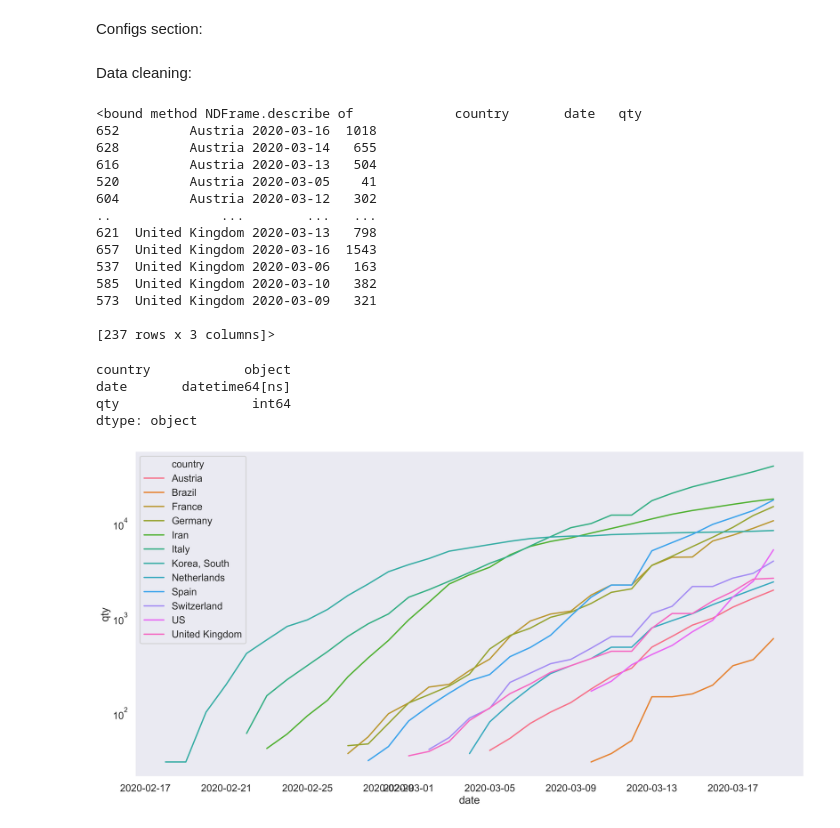
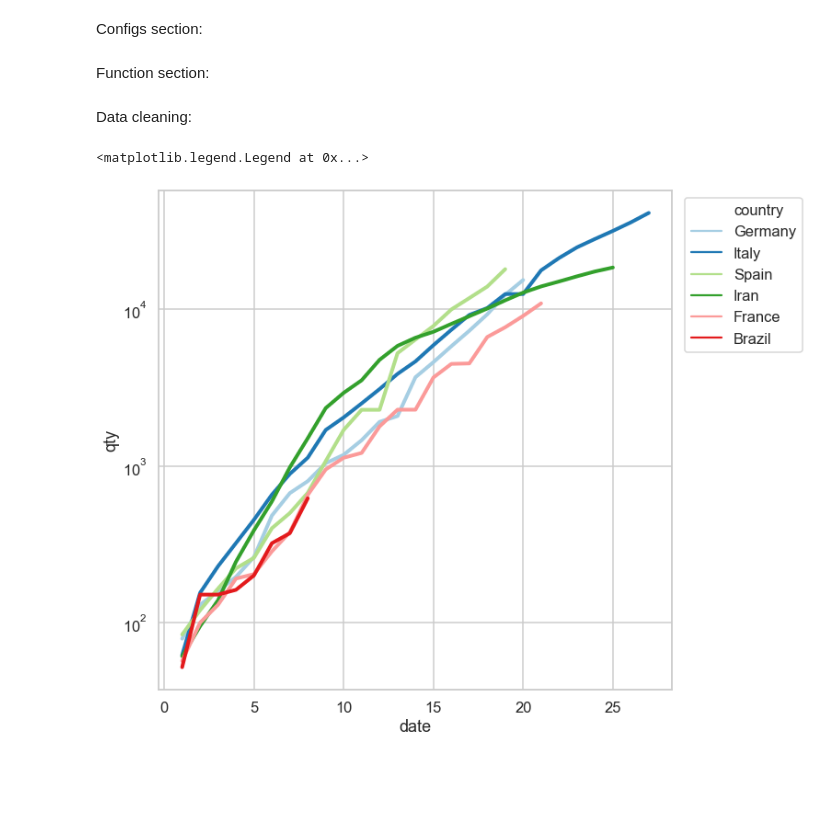
Before and after one commit to lcscarvalho/brazil-covid-19, a Jupyter notebook: brazil-covid-19.ipynb, the cells around one changed output. Drawn from its saved outputs; the diff is of its cells as text; code cells hidden in the pictures; blank space fills up the shorter version.

```diff
--- a/brazil-covid-19.ipynb
+++ b/brazil-covid-19.ipynb
@@ -10,54 +13,51 @@ import matplotlib.pyplot as pyplot
 Variables section:
 # %%
 url = 'https://raw.githubusercontent.com/CSSEGISandData/COVID-19/master/csse_covid_19_data/csse_covid_19_time_series/time_series_19-covid-Confirmed.csv'
-today_minimum_number_of_cases_to_analize = 2000
+today_minimum_number_of_cases_to_analize = 10000
 # %% [markdown]
 Configs section:
 # %%
-seaborn.set_style("dark")
+seaborn.set_style("whitegrid")
 seaborn.set_context("talk")
+# %% [markdown]
+Function section:
+# %%
+def replace_less_than_with_nan(dataframe, less_than):
+    for column in dataframe:
+        if column == 'country':
+            continue
+        dataframe[column] = dataframe[column].astype(int)
+        dataframe.loc[dataframe[column] < less_than, [column]] = numpy.nan
+    return dataframe
+
+def move_nans_to_right(dataframe):
+    df1 = dataframe.apply(lambda x: pandas.Series(x.dropna().values), axis=1)
+    #if possible different number of columns like original df is necessary reindex
+    df1 = df1.reindex(columns=range(len(dataframe.columns)))
+    #assign original columns names
+    df1.columns = dataframe.columns
+    return df1
 # %% [markdown]
 Data cleaning:
 # %%
 data = pandas.read_csv(url)
 data = data.drop(['Lat', 'Long','Province/State'], axis=1)
 data = data[~data['Country/Region'].str.contains("China")]
 brazil_data = data[data["Country/Region"].str.match('Brazil')]
 data = data[data[data.columns[-1]] > today_minimum_number_of_cases_to_analize]
 data = data.append(brazil_data, ignore_index=True)
-data = data.melt(id_vars=['Country/Region'], var_name='date', value_name='qty')
-data = data.rename(columns={"Country/Region": "country"})
-data = data.sort_values(by=['country'])
-data['date']= pandas.to_datetime(data['date'])
-data['qty'] = data['qty'].astype(int)
-data = data[data['qty'] > 30]
+data = data.rename(columns={ data.columns[0]: "country" })
+
+data = replace_less_than_with_nan(data, 50)
+data = move_nans_to_right(data)
+data = data.rename(columns={x:y for x,y in zip(data.columns,range(0,len(data.columns)))})
+data.rename(columns={ data.columns[0]: "country" }, inplace = True)
+data = data.melt(id_vars=['country'], var_name='date', value_name='qty')
+
+fig, ax = pyplot.subplots(figsize=(10,10))
+ax.set(yscale="log")
+lineplot = seaborn.lineplot(x="date", y="qty", data=data, hue="country", linewidth=4, palette="Paired")
+pyplot.legend(bbox_to_anchor=(1.01, 1), loc=2)
+# %% [output]
+<matplotlib.legend.Legend at 0x...>
+[figure, added]
-# %%
-data.describe
-# %% [output]
-<bound method NDFrame.describe of             country       date   qty
-652         Austria 2020-03-16  1018
-628         Austria 2020-03-14   655
-616         Austria 2020-03-13   504
-520         Austria 2020-03-05    41
-604         Austria 2020-03-12   302
-..              ...        ...   ...
-621  United Kingdom 2020-03-13   798
-657  United Kingdom 2020-03-16  1543
-537  United Kingdom 2020-03-06   163
-585  United Kingdom 2020-03-10   382
-573  United Kingdom 2020-03-09   321
-
-[237 rows x 3 columns]>
-# %%
-data.dtypes
-# %% [output]
-country            object
-date       datetime64[ns]
-qty                 int64
-dtype: object
-# %%
-fig, ax = pyplot.subplots(figsize=(20,10), dpi=300)
-ax.set(yscale="log")
-lineplot = seaborn.lineplot(x="date", y="qty", data=data, hue="country")
-# %% [output]
-[figure, removed]
```
Also changed, not shown: parts of 1 cell of this notebook.
